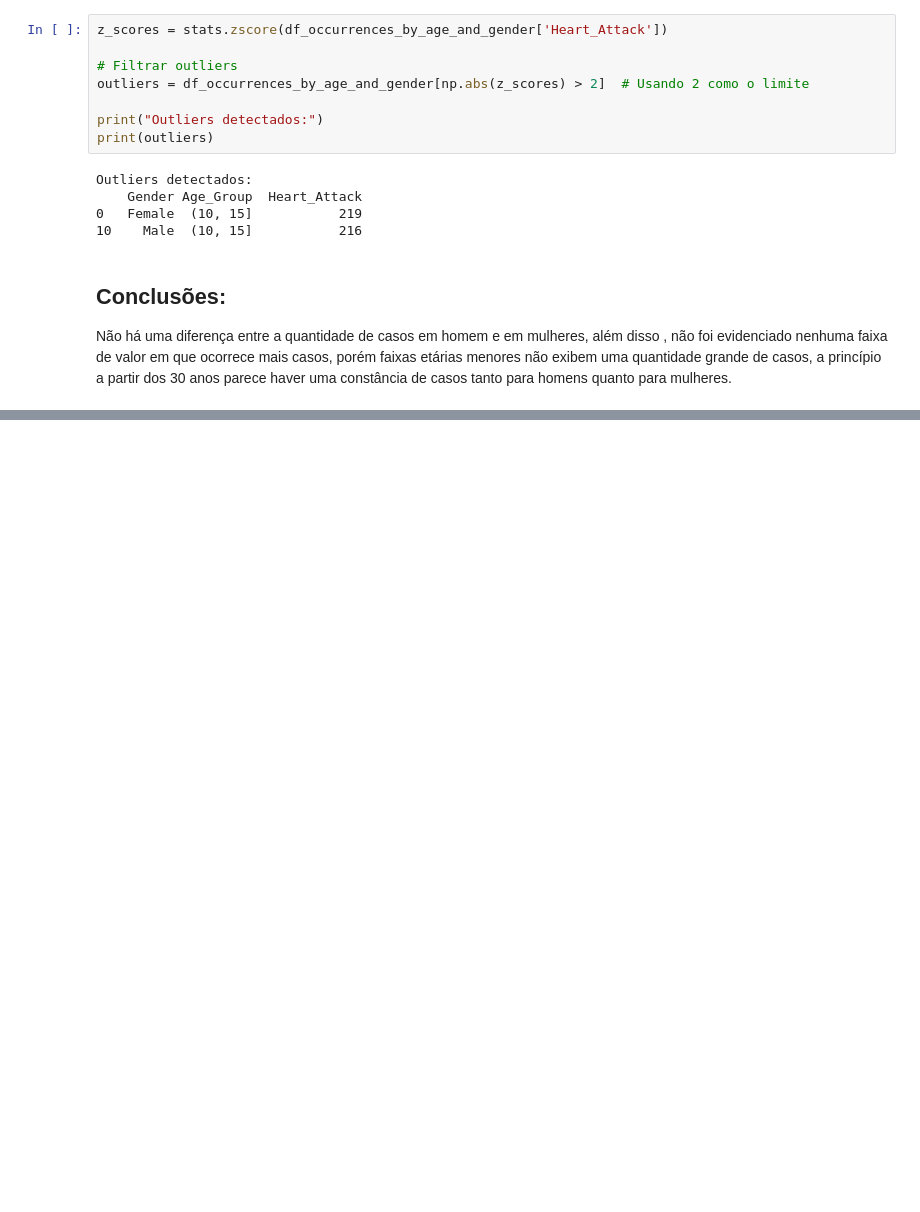
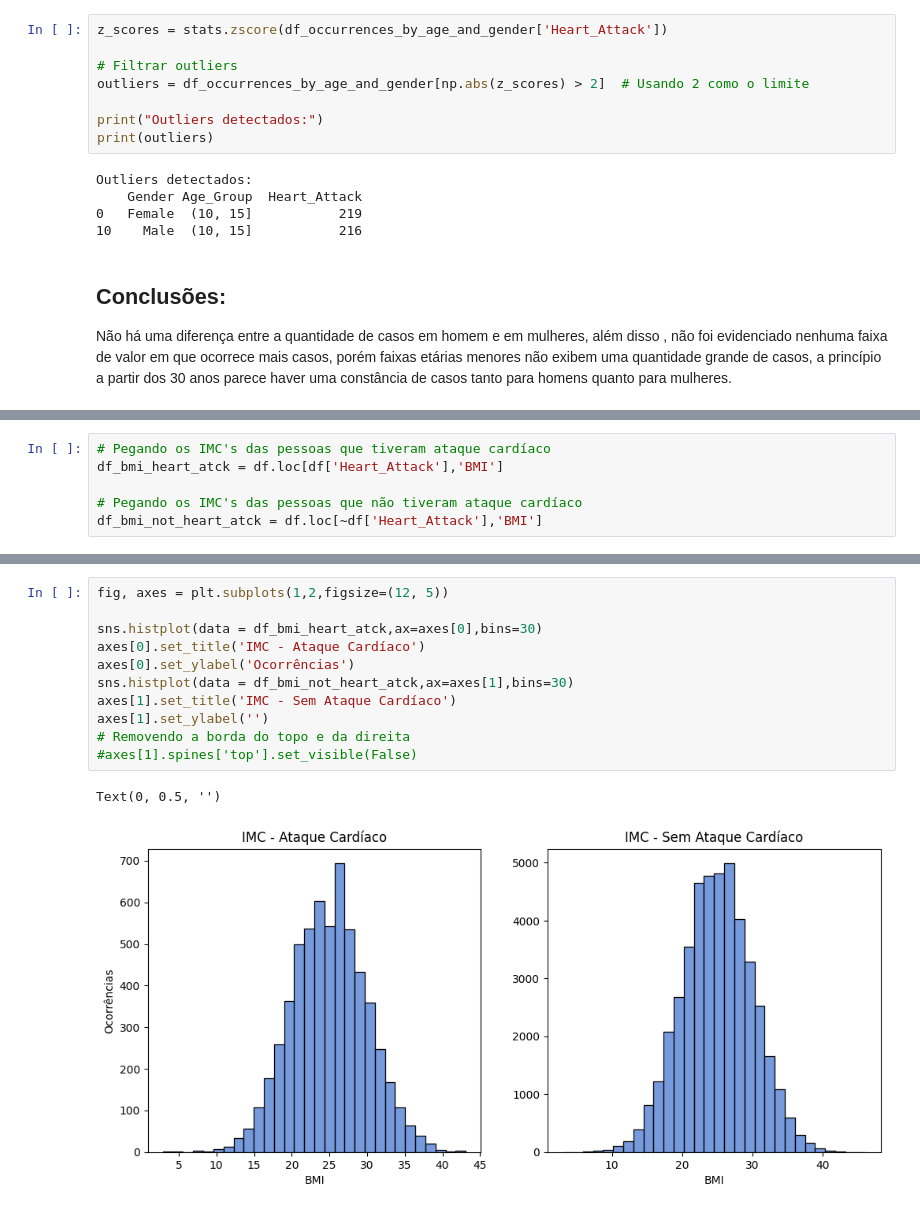
Before and after one commit to Gui-Leao/Heart-Attack-Prediction, a Jupyter notebook: EDA.ipynb, the cells around one changed output, grey strips where cells are left out. Cells and saved outputs as stored; diff of their text form; blank space fills up the shorter version.

```diff
--- a/EDA.ipynb
+++ b/EDA.ipynb
@@ -232,0 +237,6 @@ Não há uma diferença entre a quantidade de casos em homem e em mulheres, alé
+# %%
+# Pegando os IMC's das pessoas que tiveram ataque cardíaco
+df_bmi_heart_atck = df.loc[df['Heart_Attack'],'BMI']
+
+# Pegando os IMC's das pessoas que não tiveram ataque cardíaco
+df_bmi_not_heart_atck = df.loc[~df['Heart_Attack'],'BMI']
@@ -232,0 +259,14 @@ Não há uma diferença entre a quantidade de casos em homem e em mulheres, alé
+# %%
+fig, axes = plt.subplots(1,2,figsize=(12, 5))
+
+sns.histplot(data = df_bmi_heart_atck,ax=axes[0],bins=30)
+axes[0].set_title('IMC - Ataque Cardíaco')
+axes[0].set_ylabel('Ocorrências')
+sns.histplot(data = df_bmi_not_heart_atck,ax=axes[1],bins=30)
+axes[1].set_title('IMC - Sem Ataque Cardíaco')
+axes[1].set_ylabel('')
+# Removendo a borda do topo e da direita
+#axes[1].spines['top'].set_visible(False)
+# %% [output]
+Text(0, 0.5, '')
+[figure, added]
```
Also changed, not shown: parts of 17 cells of this notebook.
